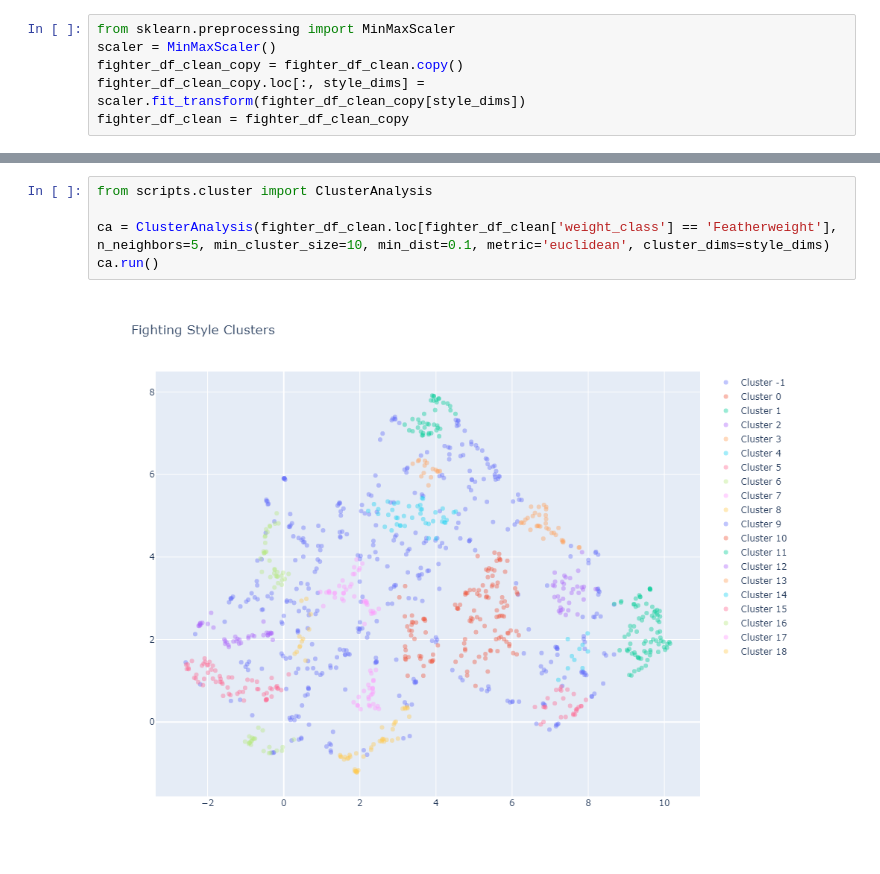
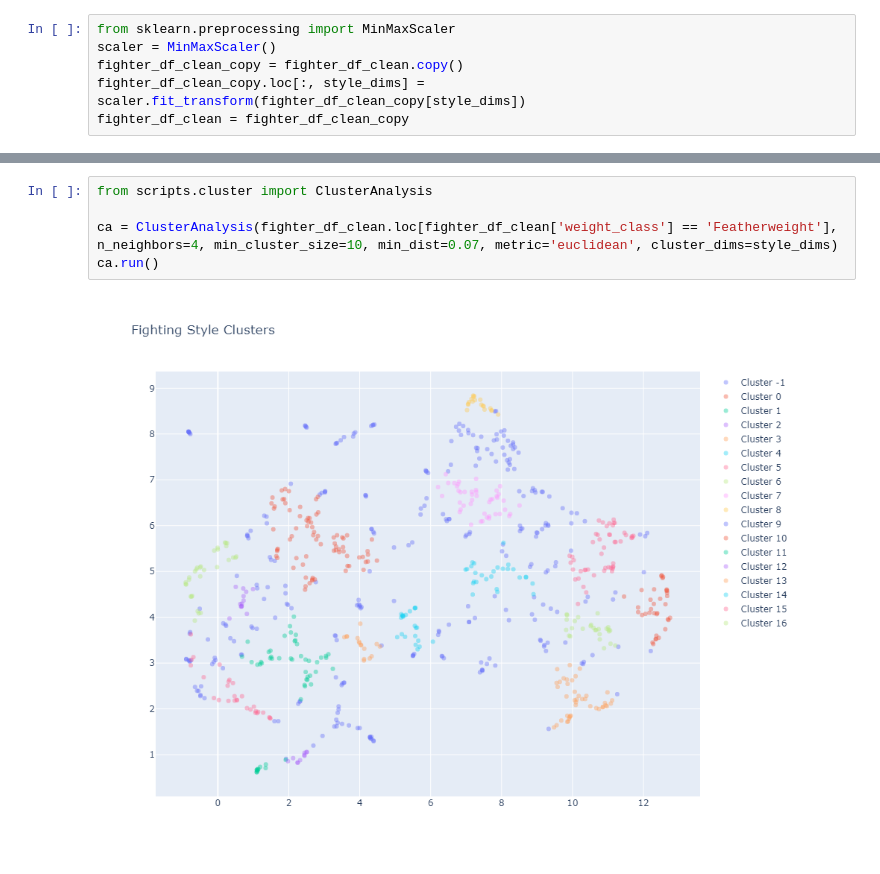
Before and after one commit to john-adeojo/ufc_styles, a Jupyter notebook: notebook/clustering.ipynb, the cells around one changed output, grey strips where cells are left out. Cells and saved outputs as stored; diff of their text form.

```diff
--- a/notebook/clustering.ipynb
+++ b/notebook/clustering.ipynb
@@ -89,7 +96,7 @@ weight_class
 # %%
 from scripts.cluster import ClusterAnalysis
 
-ca = ClusterAnalysis(fighter_df_clean.loc[fighter_df_clean['weight_class'] == 'Featherweight'], n_neighbors=5, min_cluster_size=10, min_dist=0.1, metric='euclidean', cluster_dims=style_dims)
+ca = ClusterAnalysis(fighter_df_clean.loc[fighter_df_clean['weight_class'] == 'Featherweight'], n_neighbors=4, min_cluster_size=10, min_dist=0.07, metric='euclidean', cluster_dims=style_dims)
 ca.run()
 # %% [output]
-[figure, old version]
+[figure, new version]
```
Also changed, not shown: parts of 5 cells of this notebook, 4 other files.
